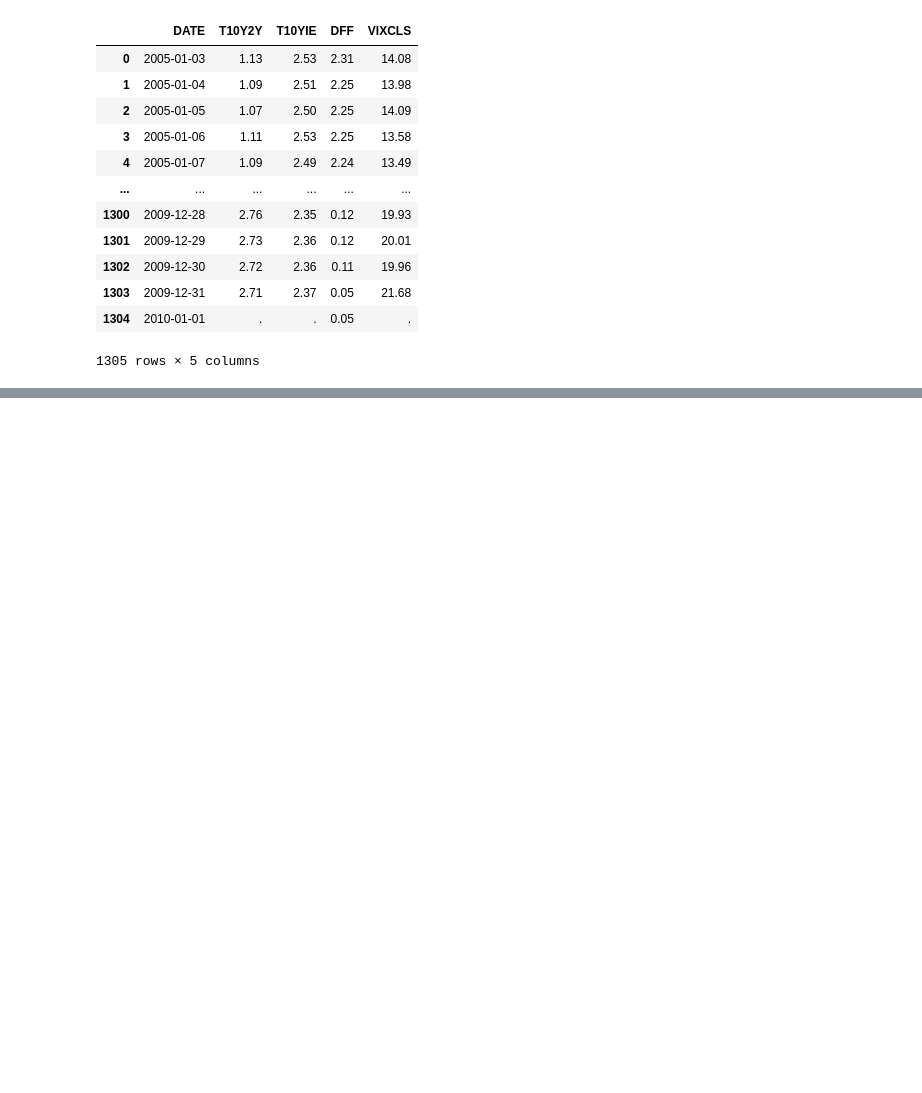
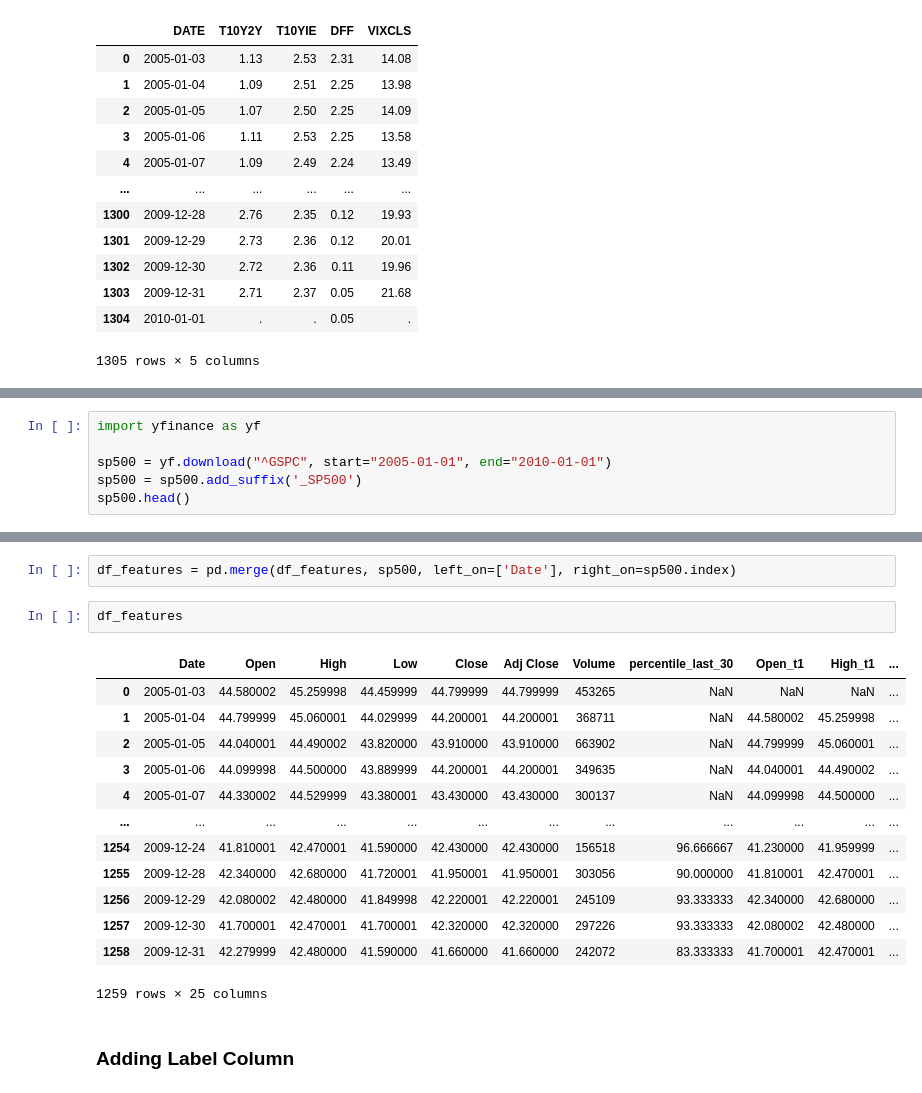
Before and after one commit to alchemicHen/i320D_ML_Final, a Jupyter notebook: data_collection_engineering.ipynb, the cells around one changed output, grey strips where cells are left out. Drawn from its saved outputs; the diff is of its cells as text; blank space fills up the shorter version.

```diff
--- a/data_collection_engineering.ipynb
+++ b/data_collection_engineering.ipynb
@@ -206,0 +255,6 @@ ValueError: You are trying to merge on datetime64[ns] and object columns. If you
+# %%
+import yfinance as yf
+
+sp500 = yf.download("^GSPC", start="2005-01-01", end="2010-01-01")
+sp500 = sp500.add_suffix('_SP500')
+sp500.head()
@@ -206,0 +270,20 @@ ValueError: You are trying to merge on datetime64[ns] and object columns. If you
+# %%
+df_features = pd.merge(df_features, sp500, left_on=['Date'], right_on=sp500.index)
+# %%
+df_features
+# %% [output]
+|  | Date | Open | High | Low | Close | Adj Close | Volume | percentile_last_30 | Open_t1 | High_t1 | ... |
+| 0 | 2005-01-03 | 44.580002 | 45.259998 | 44.459999 | 44.799999 | 44.799999 | 453265 | NaN | NaN | NaN | ... |
+| 1 | 2005-01-04 | 44.799999 | 45.060001 | 44.029999 | 44.200001 | 44.200001 | 368711 | NaN | 44.580002 | 45.259998 | ... |
+| 2 | 2005-01-05 | 44.040001 | 44.490002 | 43.820000 | 43.910000 | 43.910000 | 663902 | NaN | 44.799999 | 45.060001 | ... |
+| 3 | 2005-01-06 | 44.099998 | 44.500000 | 43.889999 | 44.200001 | 44.200001 | 349635 | NaN | 44.040001 | 44.490002 | ... |
+| 4 | 2005-01-07 | 44.330002 | 44.529999 | 43.380001 | 43.430000 | 43.430000 | 300137 | NaN | 44.099998 | 44.500000 | ... |
+| ... | ... | ... | ... | ... | ... | ... | ... | ... | ... | ... | ... |
+| 1254 | 2009-12-24 | 41.810001 | 42.470001 | 41.590000 | 42.430000 | 42.430000 | 156518 | 96.666667 | 41.230000 | 41.959999 | ... |
+| 1255 | 2009-12-28 | 42.340000 | 42.680000 | 41.720001 | 41.950001 | 41.950001 | 303056 | 90.000000 | 41.810001 | 42.470001 | ... |
+| 1256 | 2009-12-29 | 42.080002 | 42.480000 | 41.849998 | 42.220001 | 42.220001 | 245109 | 93.333333 | 42.340000 | 42.680000 | ... |
+| 1257 | 2009-12-30 | 41.700001 | 42.470001 | 41.700001 | 42.320000 | 42.320000 | 297226 | 93.333333 | 42.080002 | 42.480000 | ... |
+| 1258 | 2009-12-31 | 42.279999 | 42.480000 | 41.590000 | 41.660000 | 41.660000 | 242072 | 83.333333 | 41.700001 | 42.470001 | ... |
+1259 rows × 25 columns
+# %% [markdown]
+### Adding Label Column
```
Also changed, not shown: parts of 18 cells of this notebook, 2 other files.
